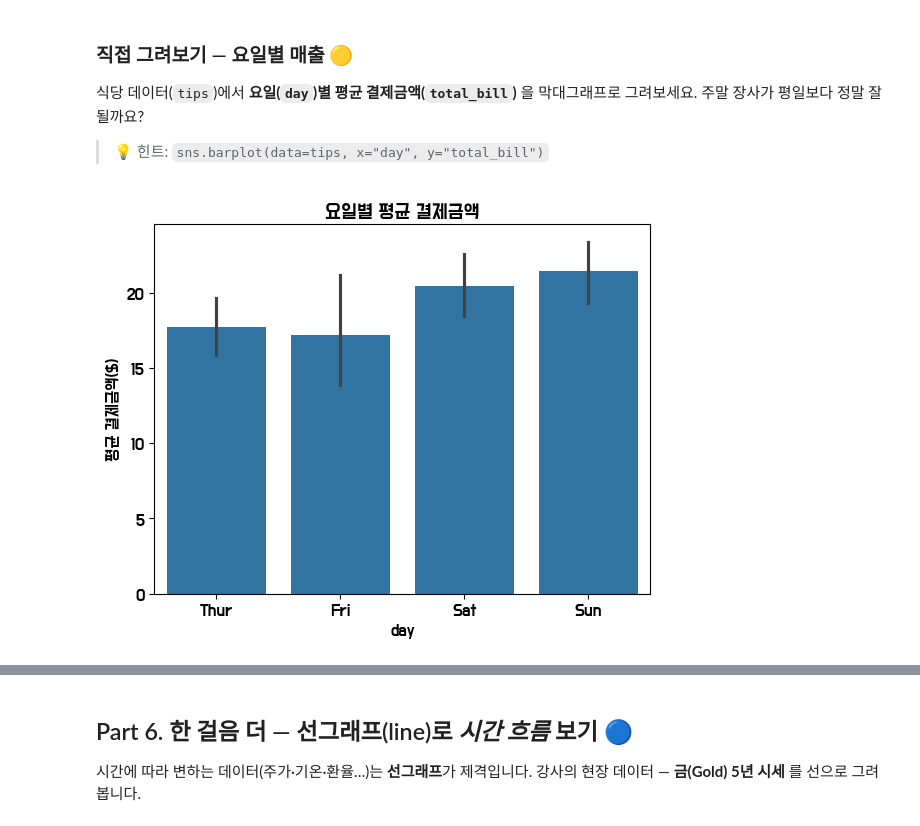
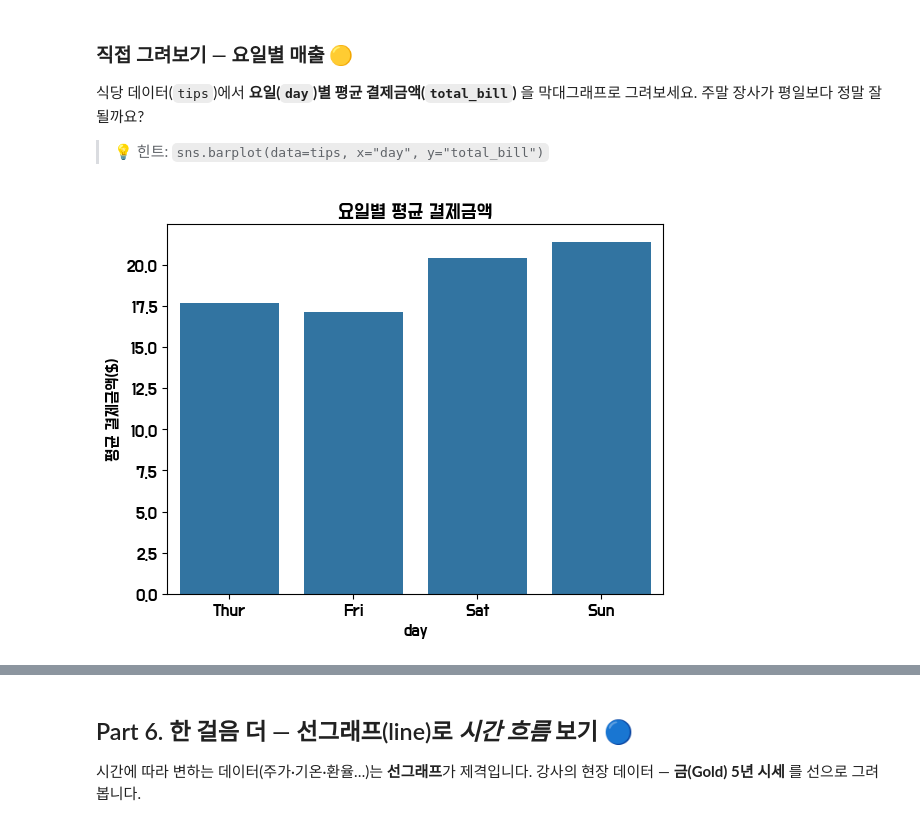
Before and after one commit to acho98/gunyang-lec, a Jupyter notebook: labs/04_lab_solution.ipynb, the cells around one changed output, grey strips where cells are left out. Saved outputs shown, nothing was run; the diff lists cells and outputs as text; code cells hidden in the pictures.

```diff
--- a/labs/04_lab_solution.ipynb
+++ b/labs/04_lab_solution.ipynb
@@ -222,10 +225,10 @@ plt.tight_layout(); plt.show()   # 라벨 안 잘리게 여백 정리 후 그림
 주말 장사가 평일보다 정말 잘 될까요?
 > 💡 힌트: `sns.barplot(data=tips, x="day", y="total_bill")`
 # %%
-sns.barplot(data=tips, x="day", y="total_bill")   # 막대: 요일(x)별 평균 결제금액(y) 자동 계산해 비교
+sns.barplot(data=tips, x="day", y="total_bill", errorbar=None)  # 막대: 요일(x)별 평균 결제금액(y) 자동 계산해 비교
 plt.title("요일별 평균 결제금액")   # 그래프 제목
 plt.ylabel("평균 결제금액($)")   # y축 이름(단위 표시)
 plt.show()   # 그림 표시
 # %% [output]
-[figure, old version]
+[figure, new version]
 # %% [markdown]
```
Also changed, not shown: parts of 11 cells of this notebook.
